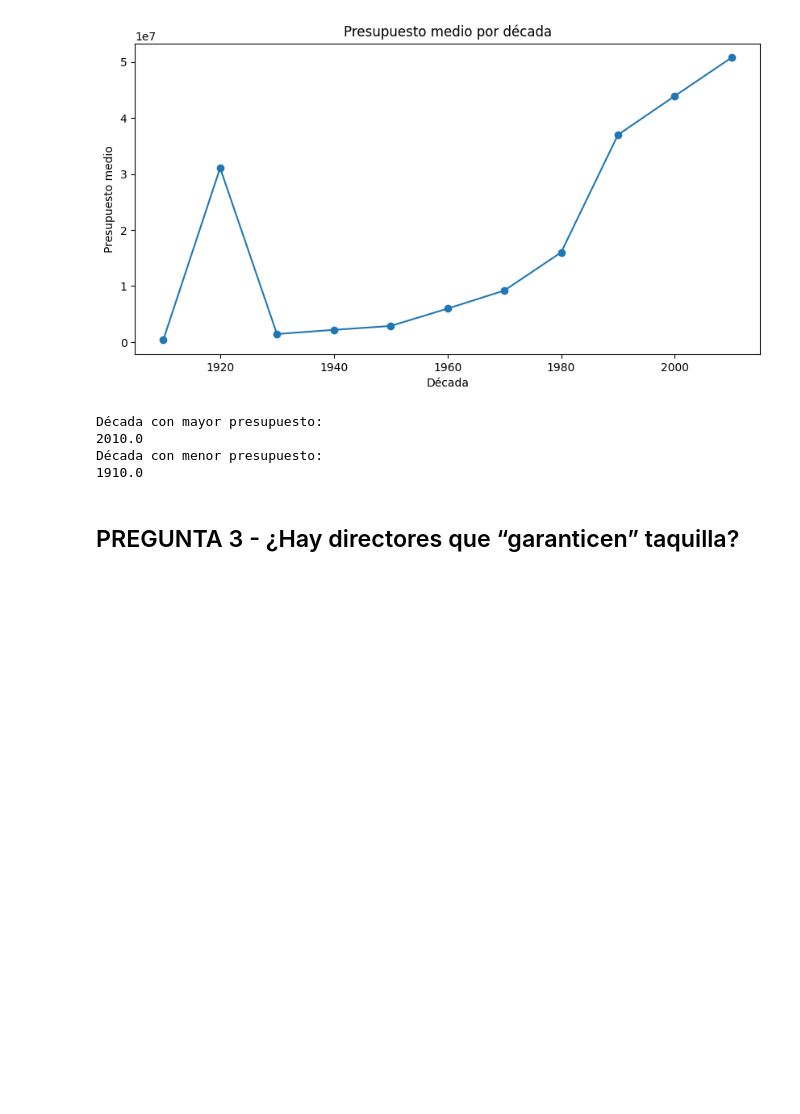
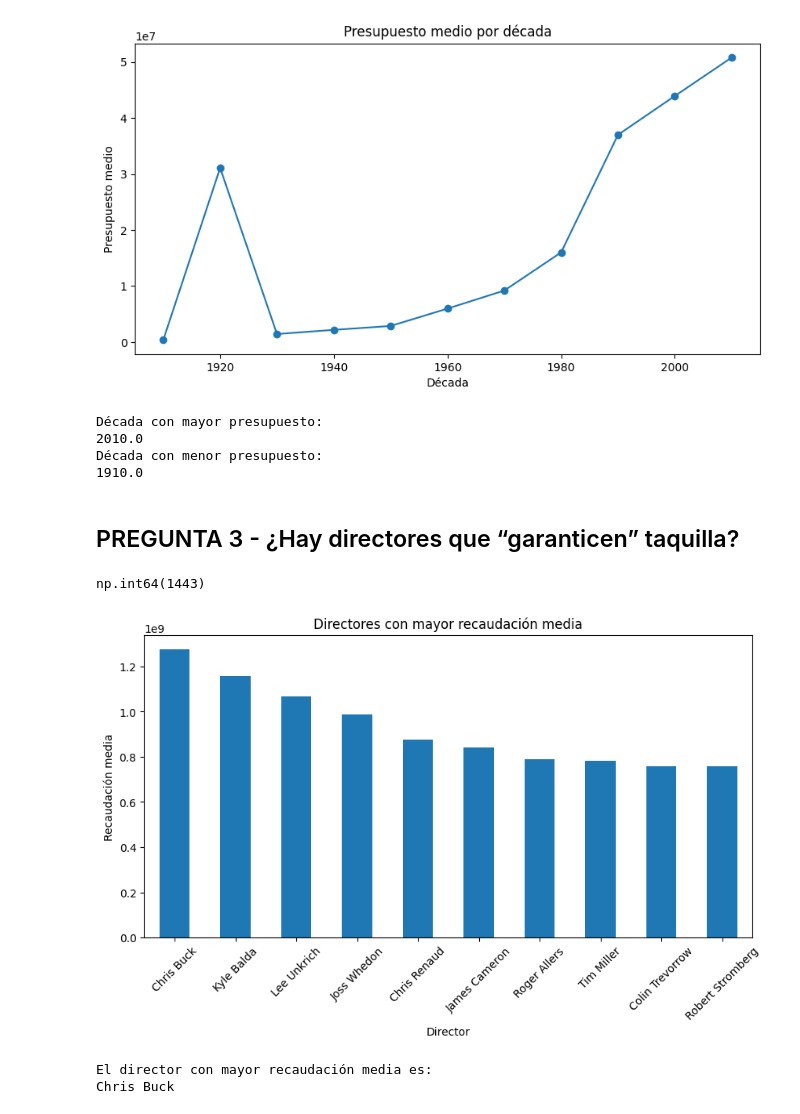
Before and after one commit to lauraargente/Proyecto_Movie_Dataset, a Jupyter notebook: analisis.ipynb, the cells around one changed output. Cells and saved outputs as stored; diff of their text form; code cells hidden in the pictures; blank space fills up the shorter version.

Commit message:
Pregunta 3 - ¿Hay directores que garanticen taquilla?

```diff
--- a/analisis.ipynb
+++ b/analisis.ipynb
@@ -432,3 +432,38 @@ Década con menor presupuesto:
 1910.0
 # %% [markdown]
 ## PREGUNTA 3 - ¿Hay directores que “garanticen” taquilla?
+# %%
+df_tablajoin["director"] = df_tablajoin["crew"].apply(
+    lambda x: next(
+        (person["name"] for person in json.loads(x) if person["job"] == "Director"),
+        None
+    ) if pd.notnull(x) else None
+)
+# %%
+director_revenue = (
+    df_tablajoin.groupby("director")["revenue"]
+    .mean()
+    .sort_values(ascending=False)
+)
+# %%
+director_revenue.count()
+# %% [output]
+np.int64(1443)
+# %%
+plt.figure(figsize=(10,5))
+
+director_revenue.head(10).plot(kind="bar")
+
+plt.title("Directores con mayor recaudación media")
+plt.ylabel("Recaudación media")
+plt.xlabel("Director")
+plt.xticks(rotation=45)
+
+plt.show()
+
+print("El director con mayor recaudación media es:")
+print(director_revenue.index[0])
+# %% [output]
+[figure, added]
+El director con mayor recaudación media es:
+Chris Buck
```
